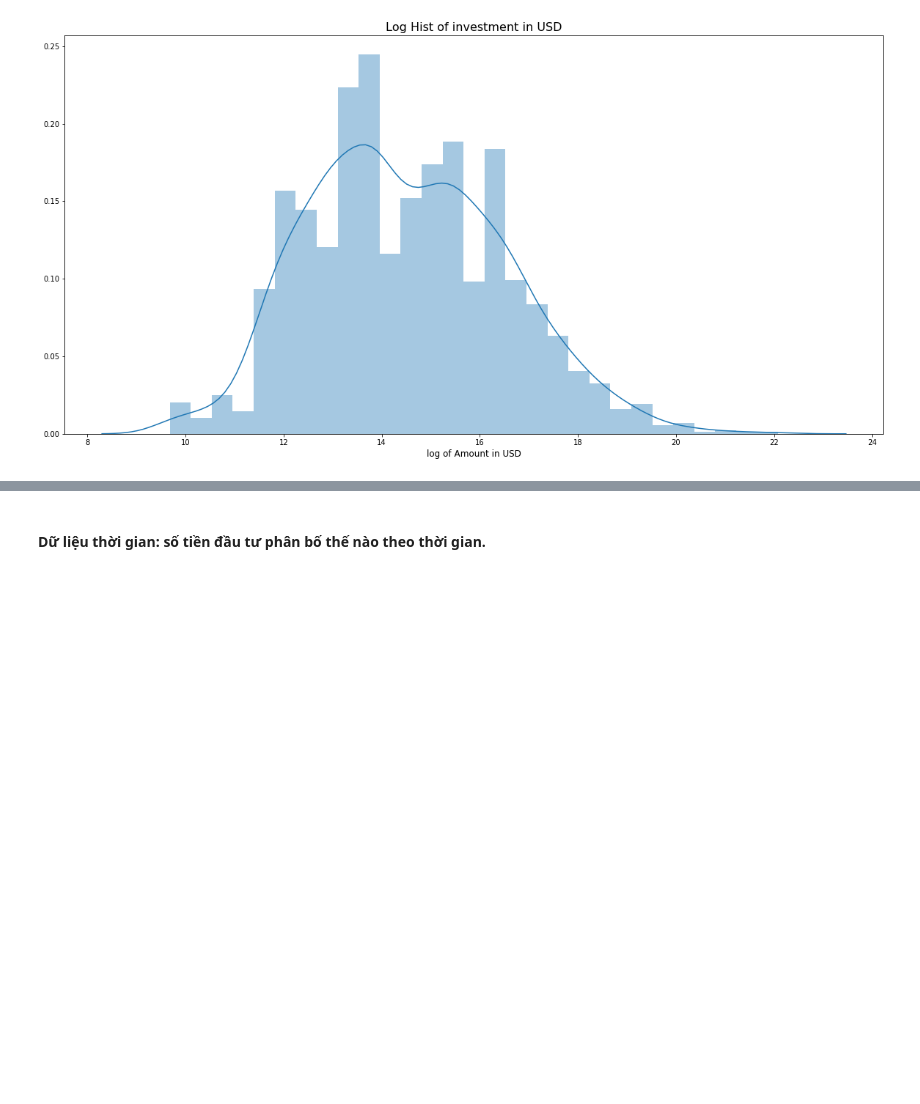
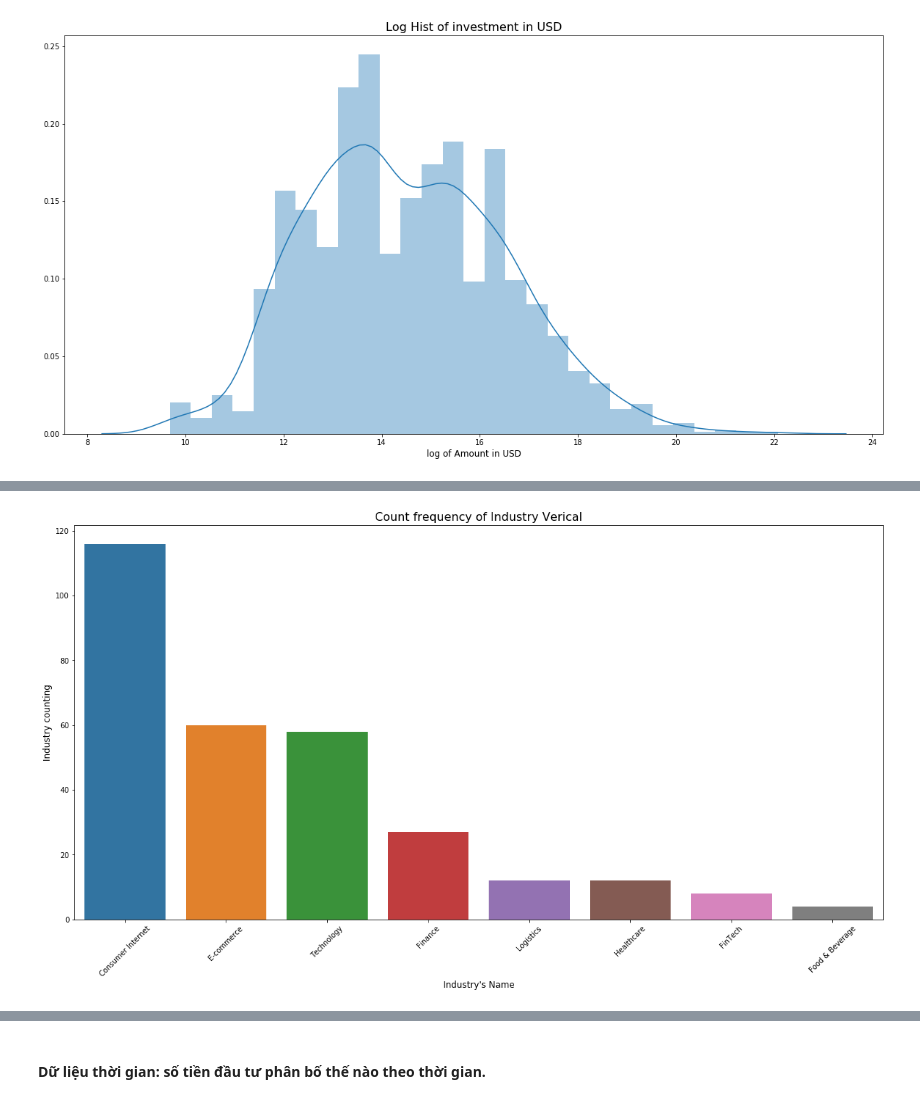
Before and after one commit to ethanol1310/Final_DSProgramming, a Jupyter notebook: 1712689-HuynhNgocQuan.ipynb, the cells around one changed output, grey strips where cells are left out. Saved outputs shown, nothing was run; the diff lists cells and outputs as text; code cells hidden in the pictures; blank space fills up the shorter version.

```diff
--- a/1712689-HuynhNgocQuan.ipynb
+++ b/1712689-HuynhNgocQuan.ipynb
@@ -1130,0 +1137,3 @@ plt.show()
+# %%
+strong_startup_df = startup_df[startup_df['Amount in USD log'] > 16]
+strong_startup_df.head()
@@ -1130,0 +1147,4 @@ plt.show()
+# %%
+industry = strong_startup_df['Industry Vertical'].value_counts()
+industry = industry[industry.values >= 4]
+industry
@@ -1130,0 +1161,10 @@ plt.show()
+# %%
+plt.figure(figsize=(20,10))
+sns.barplot(x=industry.index, y=industry.values)
+plt.xticks(rotation=45)
+plt.xlabel("Industry's Name", fontsize=12)
+plt.ylabel('Industry counting', fontsize=12)
+plt.title("Count frequency of Industry Verical", fontsize=16)
+plt.show()
+# %% [output]
+[figure, added]
```
Also changed, not shown: parts of 34 cells of this notebook.
